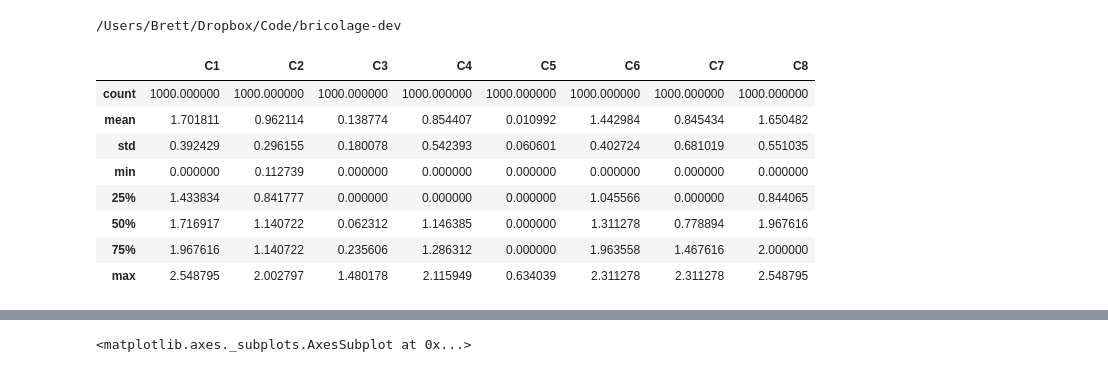
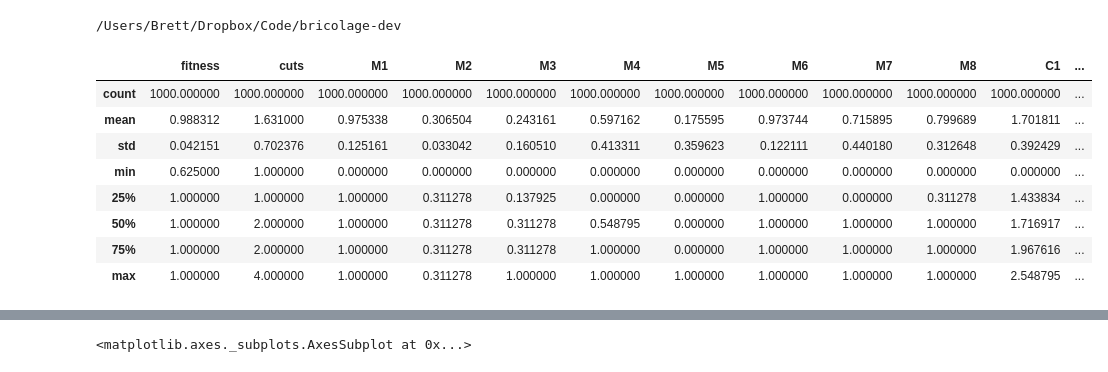
Before and after one commit to brettc/bricolage, a Jupyter notebook: experiments/simple-analysis.ipynb, the cells around one changed output, grey strips where cells are left out. Saved outputs shown, nothing was run; the diff lists cells and outputs as text; code cells hidden in the pictures.

```diff
--- a/experiments/simple-analysis.ipynb
+++ b/experiments/simple-analysis.ipynb
@@ -26,16 +26,16 @@ lin = rep.get_lineage(readonly=True)
 targ = lin.targets[0]
 flow = [0, 0, 1]
 # %%
-pf, pcut, pm, pc = analysis.make_population_frames(lin.population, targ, flow)
-pc.describe()
+pf = analysis.make_population_frame(lin.population, targ, flow)
+pf.describe()
 # %% [output]
-|  | C1 | C2 | C3 | C4 | C5 | C6 | C7 | C8 |
-| count | 1000.000000 | 1000.000000 | 1000.000000 | 1000.000000 | 1000.000000 | 1000.000000 | 1000.000000 | 1000.000000 |
-| mean | 1.701811 | 0.962114 | 0.138774 | 0.854407 | 0.010992 | 1.442984 | 0.845434 | 1.650482 |
-| std | 0.392429 | 0.296155 | 0.180078 | 0.542393 | 0.060601 | 0.402724 | 0.681019 | 0.551035 |
-| min | 0.000000 | 0.112739 | 0.000000 | 0.000000 | 0.000000 | 0.000000 | 0.000000 | 0.000000 |
-| 25% | 1.433834 | 0.841777 | 0.000000 | 0.000000 | 0.000000 | 1.045566 | 0.000000 | 0.844065 |
-| 50% | 1.716917 | 1.140722 | 0.062312 | 1.146385 | 0.000000 | 1.311278 | 0.778894 | 1.967616 |
-| 75% | 1.967616 | 1.140722 | 0.235606 | 1.286312 | 0.000000 | 1.963558 | 1.467616 | 2.000000 |
-| max | 2.548795 | 2.002797 | 1.480178 | 2.115949 | 0.634039 | 2.311278 | 2.311278 | 2.548795 |
+|  | fitness | cuts | M1 | M2 | M3 | M4 | M5 | M6 | M7 | M8 | C1 | ... |
+| count | 1000.000000 | 1000.000000 | 1000.000000 | 1000.000000 | 1000.000000 | 1000.000000 | 1000.000000 | 1000.000000 | 1000.000000 | 1000.000000 | 1000.000000 | ... |
+| mean | 0.988312 | 1.631000 | 0.975338 | 0.306504 | 0.243161 | 0.597162 | 0.175595 | 0.973744 | 0.715895 | 0.799689 | 1.701811 | ... |
+| std | 0.042151 | 0.702376 | 0.125161 | 0.033042 | 0.160510 | 0.413311 | 0.359623 | 0.122111 | 0.440180 | 0.312648 | 0.392429 | ... |
+| min | 0.625000 | 1.000000 | 0.000000 | 0.000000 | 0.000000 | 0.000000 | 0.000000 | 0.000000 | 0.000000 | 0.000000 | 0.000000 | ... |
+| 25% | 1.000000 | 1.000000 | 1.000000 | 0.311278 | 0.137925 | 0.000000 | 0.000000 | 1.000000 | 0.000000 | 0.311278 | 1.433834 | ... |
+| 50% | 1.000000 | 2.000000 | 1.000000 | 0.311278 | 0.311278 | 0.548795 | 0.000000 | 1.000000 | 1.000000 | 1.000000 | 1.716917 | ... |
+| 75% | 1.000000 | 2.000000 | 1.000000 | 0.311278 | 0.311278 | 1.000000 | 0.000000 | 1.000000 | 1.000000 | 1.000000 | 1.967616 | ... |
+| max | 1.000000 | 4.000000 | 1.000000 | 0.311278 | 1.000000 | 1.000000 | 1.000000 | 1.000000 | 1.000000 | 1.000000 | 2.548795 | ... |
 # %%
```
Also changed, not shown: parts of 4 cells of this notebook, 6 other files.
